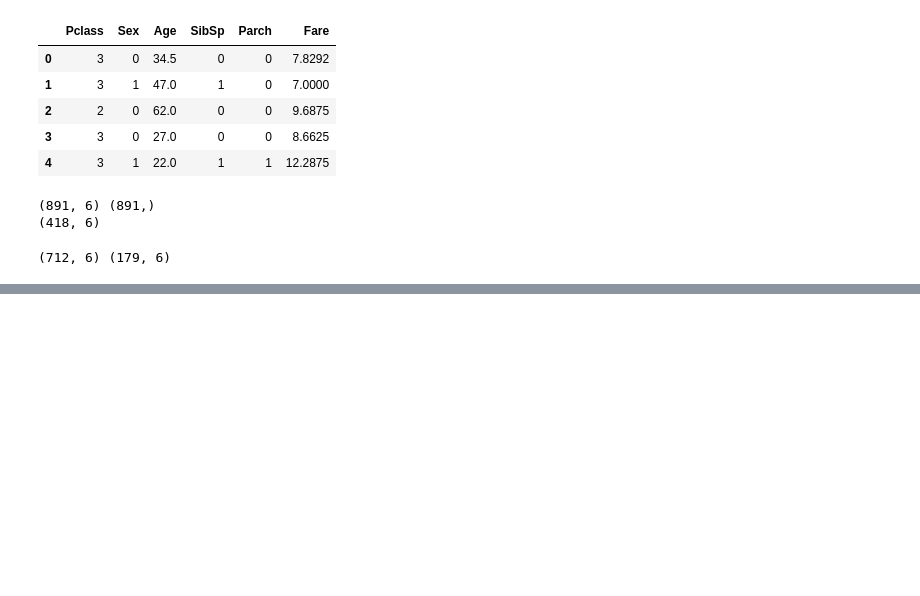
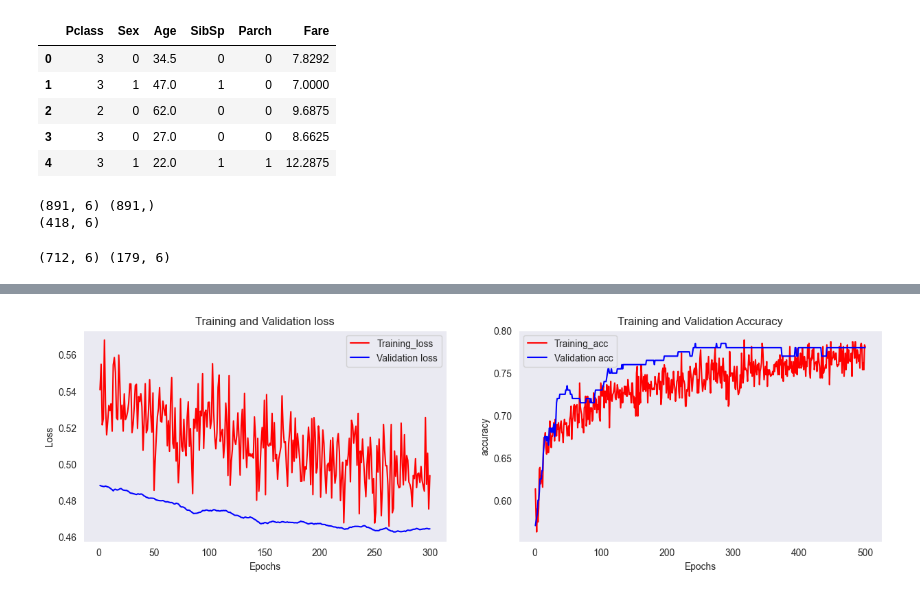
Before and after one commit to Vignesh5140/Titanic-Survivors, a Jupyter notebook: main.ipynb, the cells around one changed output, grey strips where cells are left out. Cells and saved outputs as stored; diff of their text form; code cells hidden in the pictures; blank space fills up the shorter version.

Commit message:
TrainNtestAcc

```diff
--- a/main.ipynb
+++ b/main.ipynb
@@ -105,3 +105,22 @@ import numpy as np
 %matplotlib inline
 import seaborn as sns
 sns.set_style('dark')
+# %%
+model=models.Sequential()
+model.add(layers.Dense(10, activation='relu', input_shape=(6,)))
+model.add(layers.Dropout(0.3))
+model.add(layers.Dense(10, activation='relu'))
+model.add(layers.Dropout(0.6))
+model.add(layers.Dense(1, activation='sigmoid'))
+# %%
+sgd = optimizers.SGD(learning_rate=0.001, decay=1e-6 ,momentum=0.9)
+# adm = optimizers.Adam(lr=0.1, decay=1e-6)
+model.compile(optimizer=sgd,
+             loss='binary_crossentropy',
+             metrics=['accuracy'])
+# %%
+history = model.fit(partial_x_train, partial_y_train,
+                   epochs=500,
+                   batch_size=32,
+                   validation_data=(x_val,y_val),
+                   verbose=1)
@@ -107,0 +145,33 @@ sns.set_style('dark')
+# %%
+hist = history.history
+acc=hist['accuracy']
+a=200
+b=len(acc)
+val_loss=hist['val_loss'][a:b]
+loss=hist['loss'][a:b]
+val_acc=hist['val_accuracy']
+epc = range(1,(b-a)+1)
+
+plt.figure(figsize=(15,4))
+plt.clf()
+plt.subplot(1,2,1)
+plt.plot(epc, loss, 'r', label='Training_loss')
+plt.plot(epc, val_loss, 'b', label='Validation loss')
+plt.title('Training and Validation loss')
+plt.xlabel('Epochs')
+plt.ylabel('Loss')
+plt.legend()
+
+epc=range(1,len(acc)+1)
+plt.subplot(1,2,2)
+plt.plot(epc, acc, 'r', label='Training_acc')
+plt.plot(epc, val_acc, 'b', label='Validation acc')
+plt.title('Training and Validation Accuracy')
+plt.xlabel('Epochs')
+plt.ylabel('accuracy')
+plt.legend()
+
+
+plt.show()
+# %% [output]
+[figure, added]
```
Also changed, not shown: parts of 2 cells of this notebook.
